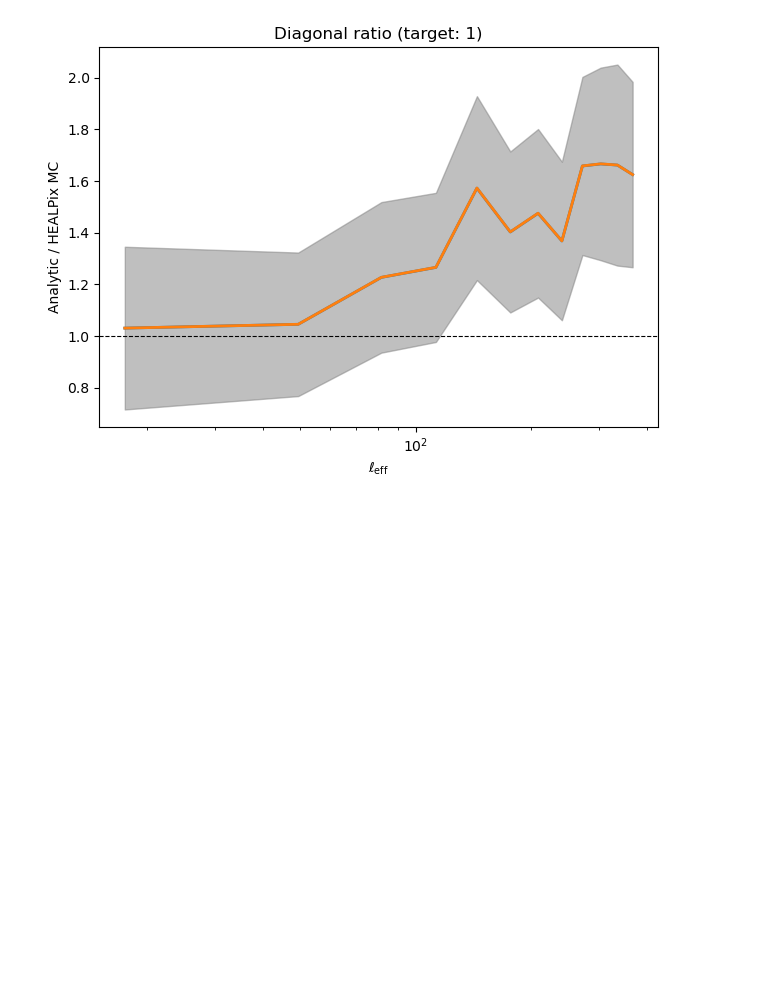
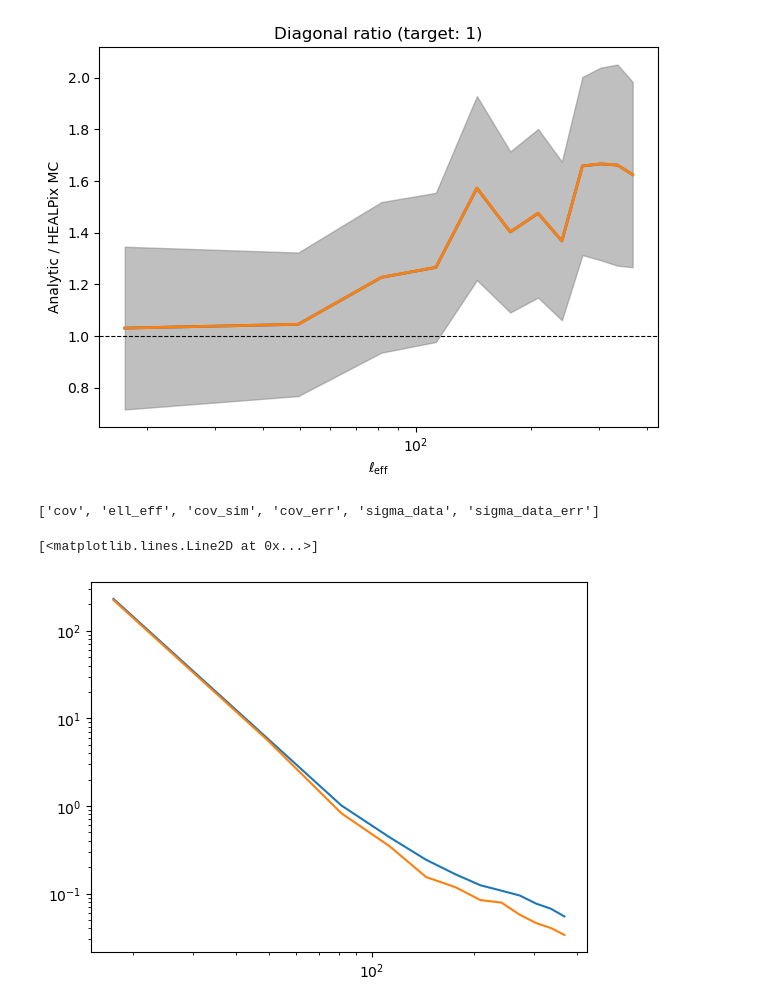
Before and after one commit to elyas-farah/cpcl_gpu, a Jupyter notebook: cpcl_paper_catalog.ipynb, the cells around one changed output. Cells and saved outputs as stored; diff of their text form; code cells hidden in the pictures; blank space fills up the shorter version.

```diff
--- a/cpcl_paper_catalog.ipynb
+++ b/cpcl_paper_catalog.ipynb
@@ -291,2 +291,13 @@ np.savez("covariance_forecast.npz", cov=cov_gpu_th, ell_eff=ell_eff, cov_err=cov
 # %% [output]
 [figure]
+# %%
+data = np.load("covariance_catalog.npz")
+
+print(data.files)
+
+plt.loglog(data['ell_eff'], np.diag(data['cov']), label='Analytic forecast')
+plt.loglog(data['ell_eff'], np.diag(data['cov_sim']), label='Sample std dev from data')
+# %% [output]
+['cov', 'ell_eff', 'cov_sim', 'cov_err', 'sigma_data', 'sigma_data_err']
+[<matplotlib.lines.Line2D at 0x...>]
+[figure, added]
```
Also changed, not shown: parts of 2 cells of this notebook, 3 other files.
